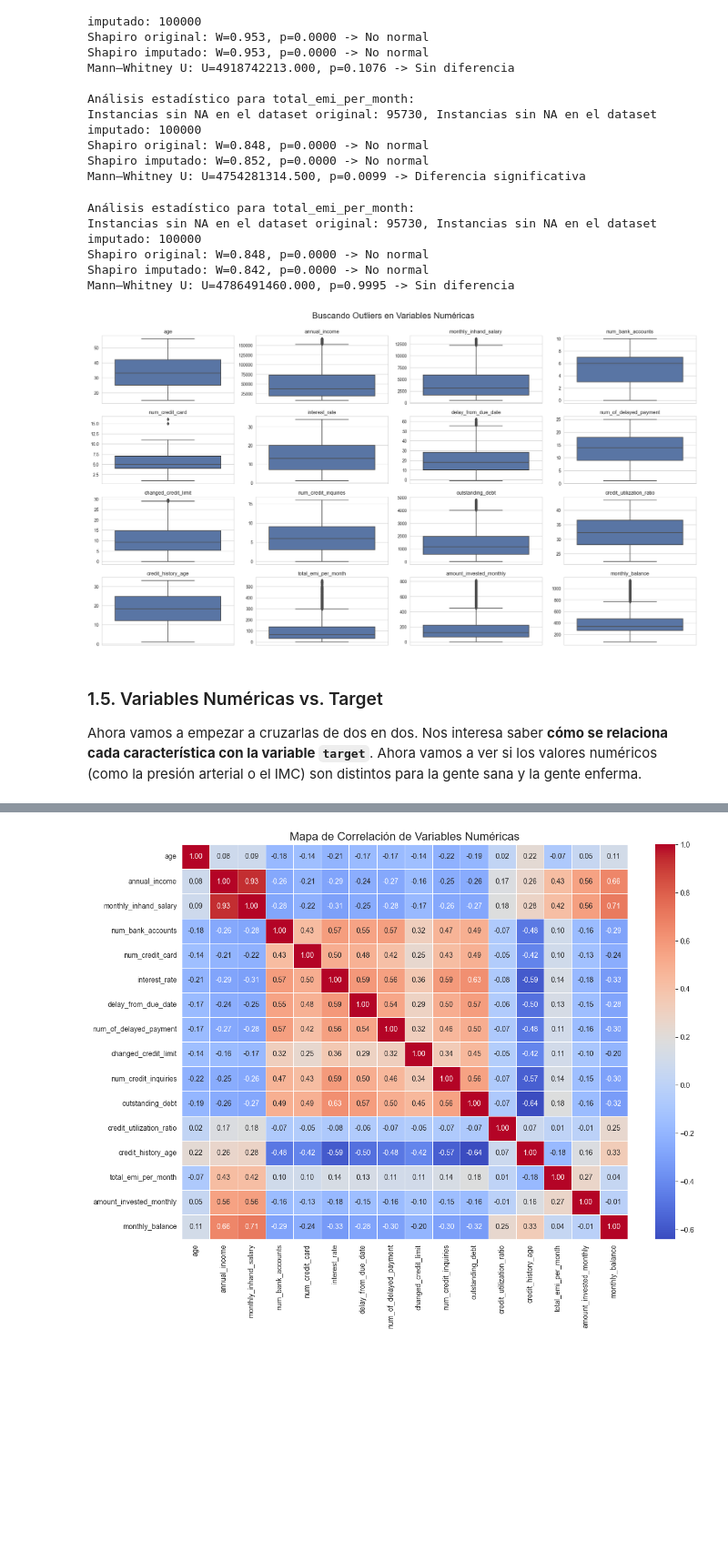
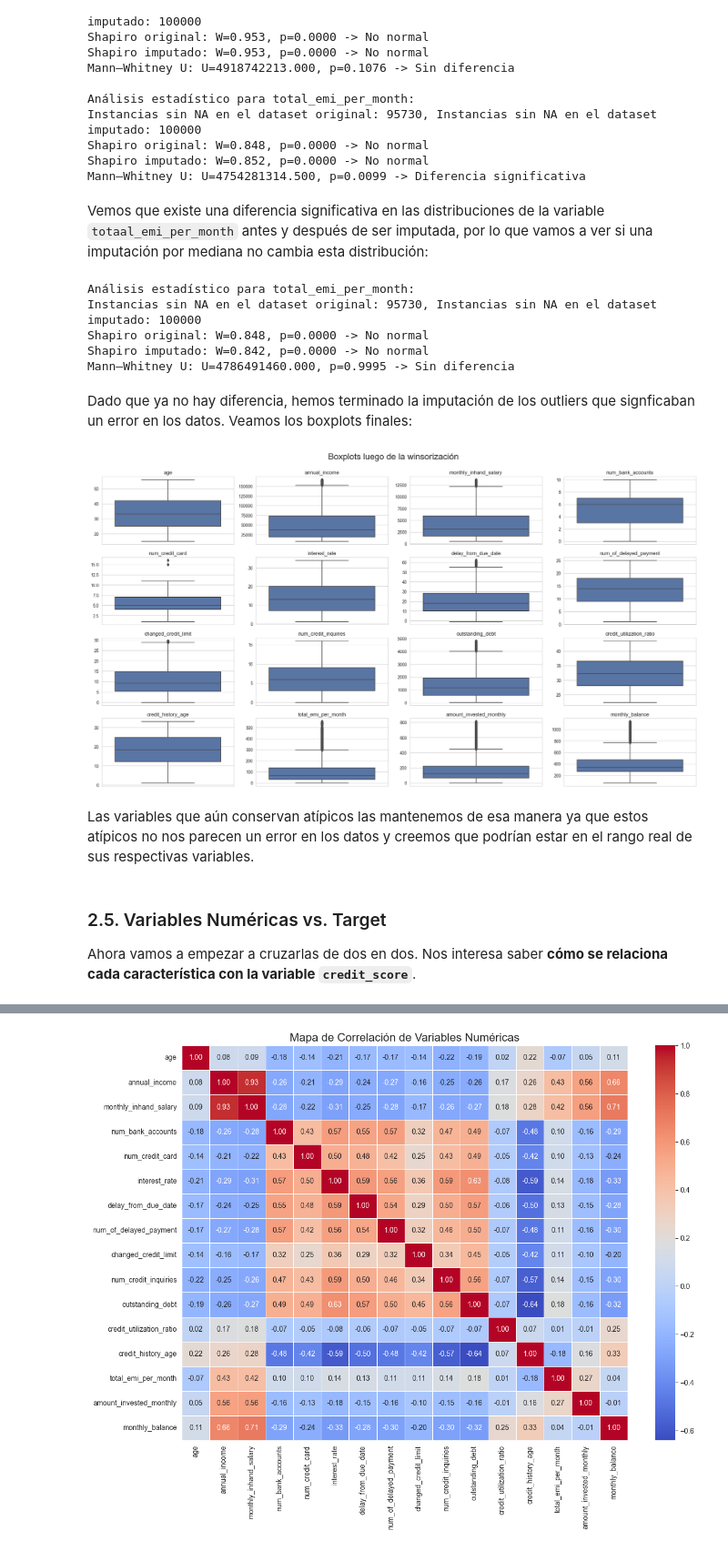
Before and after one commit to luispenaranda08/Credit-Score-Classsification-w-Machine-Learning, a Jupyter notebook: eda.ipynb, the cells around one changed output, grey strips where cells are left out. Shown at 91% size. Saved outputs shown, nothing was run; the diff lists cells and outputs as text; code cells hidden in the pictures; blank space fills up the shorter version.

```diff
--- a/eda.ipynb
+++ b/eda.ipynb
@@ -108,5 +104,5 @@ sns.set_style('whitegrid')
 plt.style.use('seaborn-v0_8-deep')
 from sklearn.preprocessing import StandardScaler, OneHotEncoder
 # %%
-df= pd.read_csv('https://raw.githubusercontent.com/luispenaranda08/Integrative-Machine-Learning-Project/refs/heads/Hector/train.csv')
+df= pd.read_csv('https://raw.githubusercontent.com/luispenaranda08/Credit-Score-Classsification-w-Machine-Learning/refs/heads/Luis/train.csv')
 # %% [markdown]
@@ -671,6 +666,6 @@ def eval_num(df,df_imputado, col, alpha=0.05):
 # %% [markdown]
 Y evaluamos las imputaciones realizadas:
 # %%
-for col in num_cols:
+for col in imputed_vars:
     eval_num(df,df_final, col)
 # %% [output]
@@ -1023,6 +1023,8 @@ Instancias sin NA en el dataset original: 95730, Instancias sin NA en el dataset
 Shapiro original: W=0.848, p=0.0000 -> No normal
 Shapiro imputado: W=0.852, p=0.0000 -> No normal
 Mann–Whitney U: U=4754281314.500, p=0.0099 -> Diferencia significativa
+# %% [markdown]
+Vemos que existe una diferencia significativa en las distribuciones de la variable `totaal_emi_per_month` antes y después de ser imputada, por lo que vamos a ver si una imputación por mediana no cambia esta distribución:
 # %%
 df_real["total_emi_per_month"]=df_total["total_emi_per_month"].fillna(df_total["total_emi_per_month"].median())
 # %%
@@ -1033,25 +1035,28 @@ Instancias sin NA en el dataset original: 95730, Instancias sin NA en el dataset
 Shapiro original: W=0.848, p=0.0000 -> No normal
 Shapiro imputado: W=0.842, p=0.0000 -> No normal
 Mann–Whitney U: U=4786491460.000, p=0.9995 -> Sin diferencia
+# %% [markdown]
+Dado que ya no hay diferencia, hemos terminado la imputación de los outliers que signficaban un error en los datos. Veamos los boxplots finales:
 # %%
 plt.figure(figsize=(20, 12))
-plt.suptitle('Buscando Outliers en Variables Numéricas', size=20, y=0.95)
+plt.suptitle('Boxplots luego de la winsorización', size=20, y=0.95)
 
 
 for i, col in enumerate(num_cols, 1):
     plt.subplot(4, 4, i)
     sns.boxplot(y=df_real[col])
     plt.title(col)
     plt.ylabel('')
 
 plt.tight_layout(rect=[0, 0.03, 1, 0.95])
 plt.show()
 # %% [output]
-[figure, old version]
+[figure, new version]
+# %% [markdown]
+Las variables que aún conservan atípicos las mantenemos de esa manera ya que estos atípicos no nos parecen un error en los datos y creemos que podrían estar en el rango real de sus respectivas variables.
 # %% [markdown]
-### 1.5. Variables Numéricas vs. Target
-Ahora vamos a empezar a cruzarlas de dos en dos. Nos interesa saber **cómo se relaciona cada característica con la variable `target`**.
-Ahora vamos a ver si los valores numéricos (como la presión arterial o el IMC) son distintos para la gente sana y la gente enferma.
+### 2.5. Variables Numéricas vs. Target
+Ahora vamos a empezar a cruzarlas de dos en dos. Nos interesa saber **cómo se relaciona cada característica con la variable `credit_score`**.
 # %%
 
 plt.figure(figsize=(20, 12))
```
Also changed, not shown: parts of 77 cells of this notebook, 1 other file.
